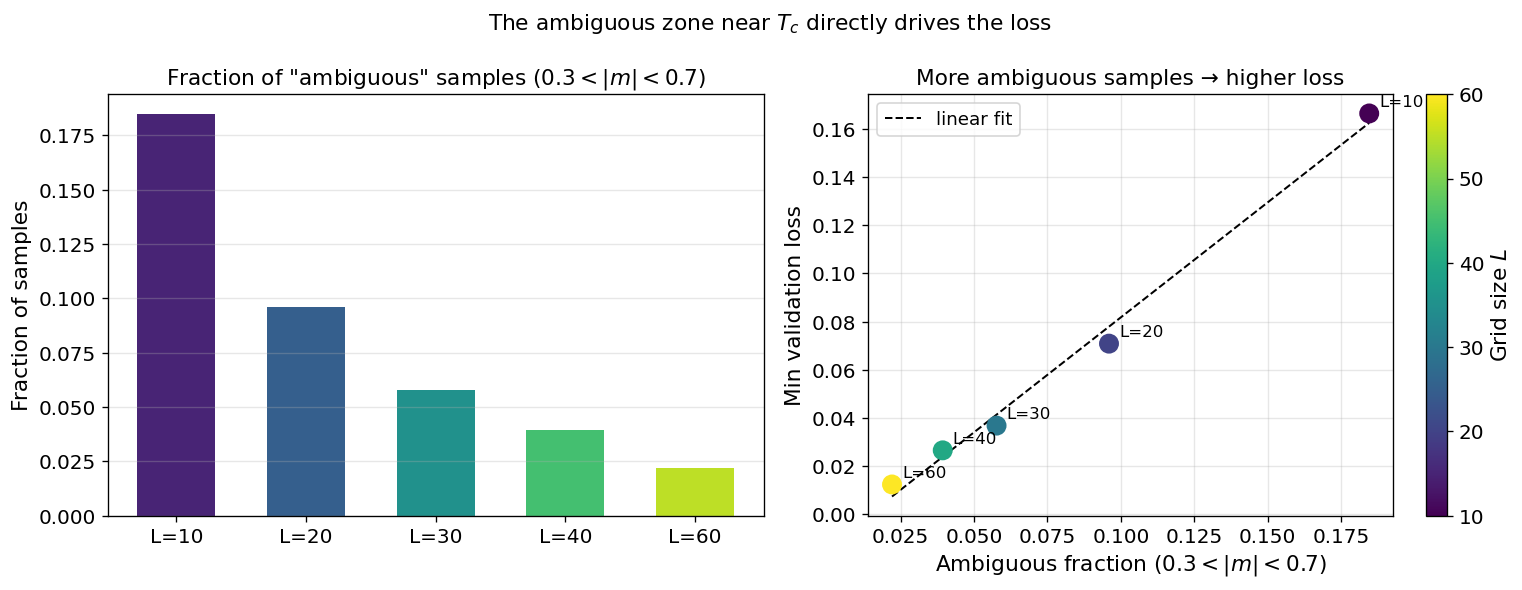
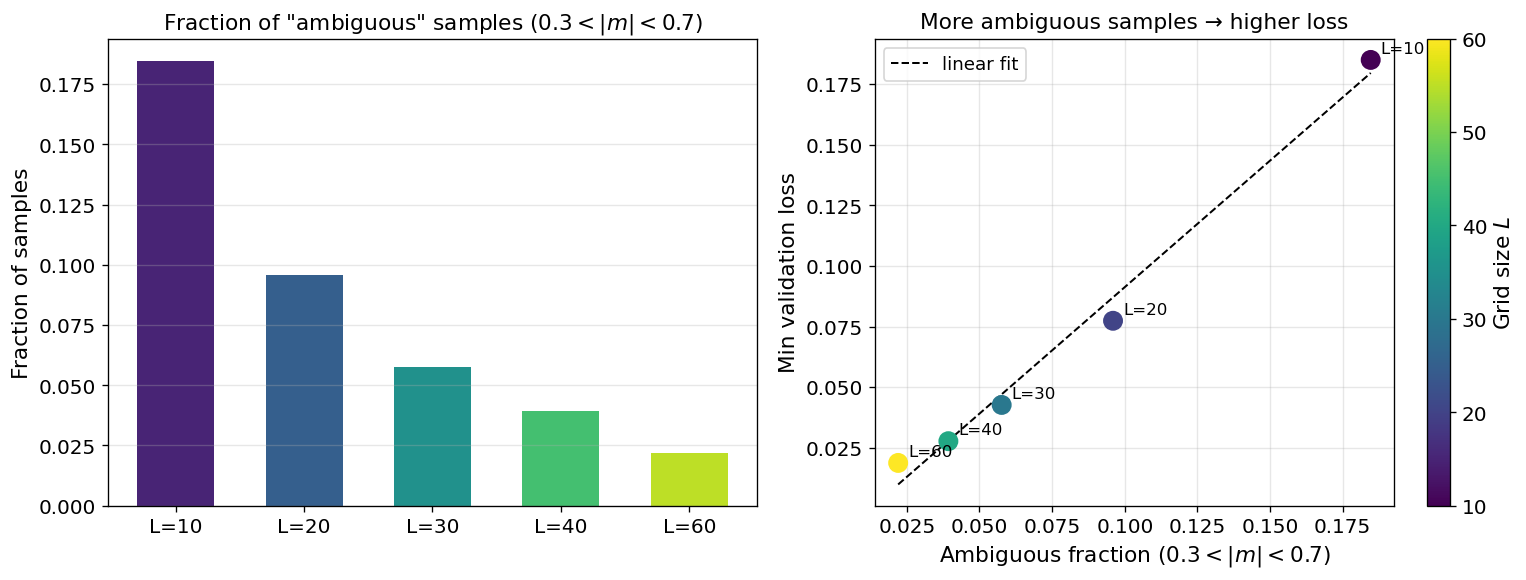
The notebook cell's code change between the first figure and the second:
--- before
+++ after
@@ -34,6 +34,6 @@
 plt.colorbar(sc, ax=ax, label='Grid size $L$')
 
-plt.suptitle('The ambiguous zone near $T_c$ directly drives the loss',
-             fontsize=13)
+#plt.suptitle('The ambiguous zone near $T_c$ directly drives the loss',
+#             fontsize=13)
 plt.tight_layout()
 plt.savefig('ambiguous_fraction.pdf', bbox_inches='tight')

Commit: Add Ising CNN models and update gitignore